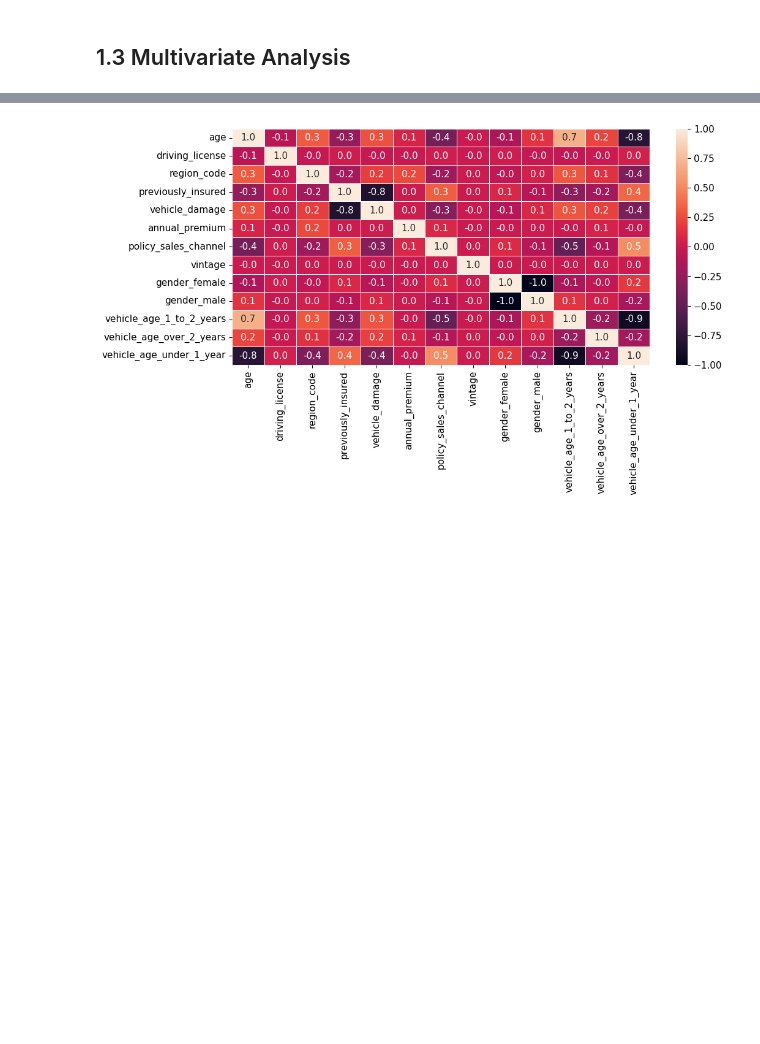
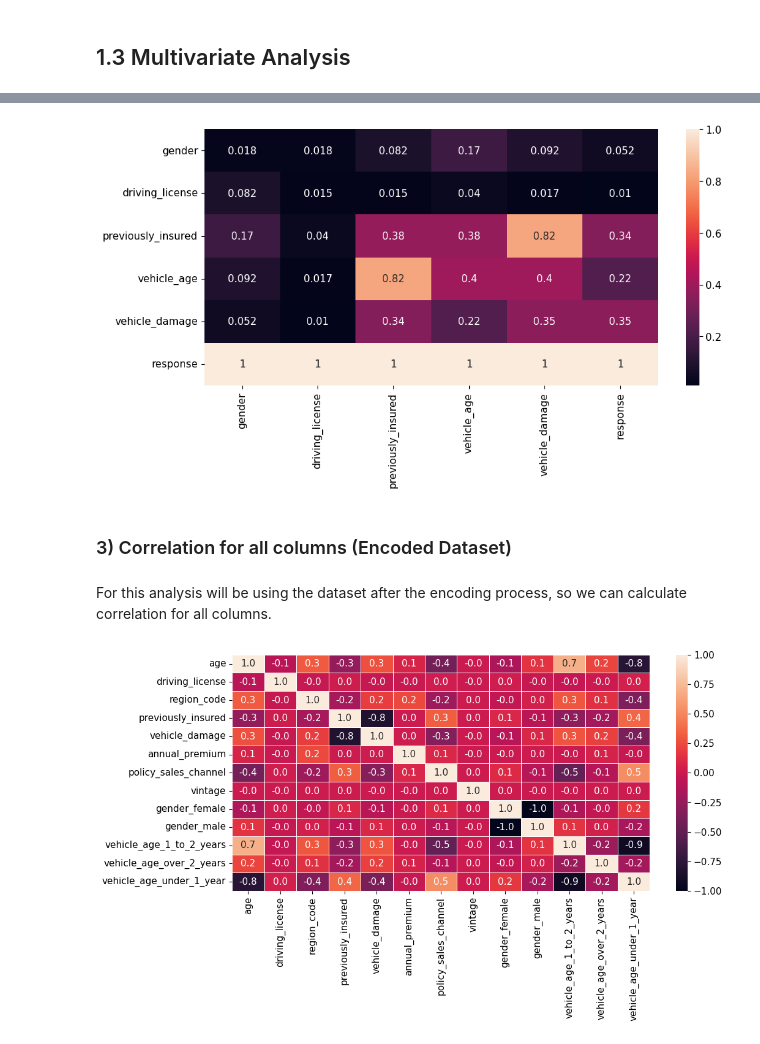
Before and after one commit to iury-repo/health_insurance_cs, a Jupyter notebook: notebooks/1-ims-data-exploration.ipynb, the cells around one changed output, grey strips where cells are left out. Saved outputs shown, nothing was run; the diff lists cells and outputs as text; code cells hidden in the pictures; blank space fills up the shorter version.

```diff
--- a/notebooks/1-ims-data-exploration.ipynb
+++ b/notebooks/1-ims-data-exploration.ipynb
@@ -15,6 +16,18 @@ from tabulate import tabulate
 df_eda = pd.read_csv('../data/interim/eda_data.csv')
 # %% [markdown]
 ## 0.1.2 Helper functions
+# %%
+def cramerv(x,y):
+    cm = pd.crosstab(x,y).values
+    n = cm.sum()
+    r, k = cm.shape
+
+    chi2 = stats.chi2_contingency(cm)[0]
+    chis2corr = max(0, chi2 - (k-1)*(r-1)/(n-1))
+    kcorr = k - (k-1)**2/(n-1)
+    rcorr = r - (r-1)**2/(n-1)
+
+    return np.sqrt((chis2corr/n) / min(kcorr-1, rcorr-1))
 # %%
 def jupyter_settings():
     %matplotlib inline
@@ -416,3 +501,11 @@ For this analysis will be using the dataset after the encoding process, so we ca
+# %%
+sns.heatmap(d, annot=True).grid(False);
+# %% [output]
+[figure, added]
+# %% [markdown]
+### 3) Correlation for all columns (Encoded Dataset)
+# %% [markdown]
+For this analysis will be using the dataset after the encoding process, so we can calculate correlation for all columns.
 # %%
 encoded_df = pd.read_csv("../data/processed/train.csv")
 # %%
```
Also changed, not shown: parts of 12 cells of this notebook.
